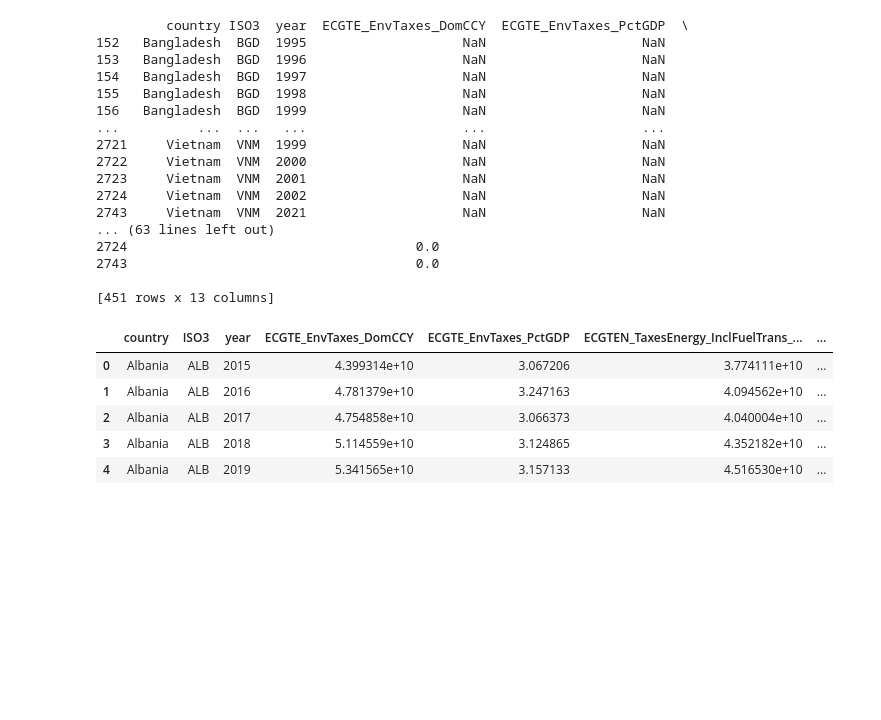
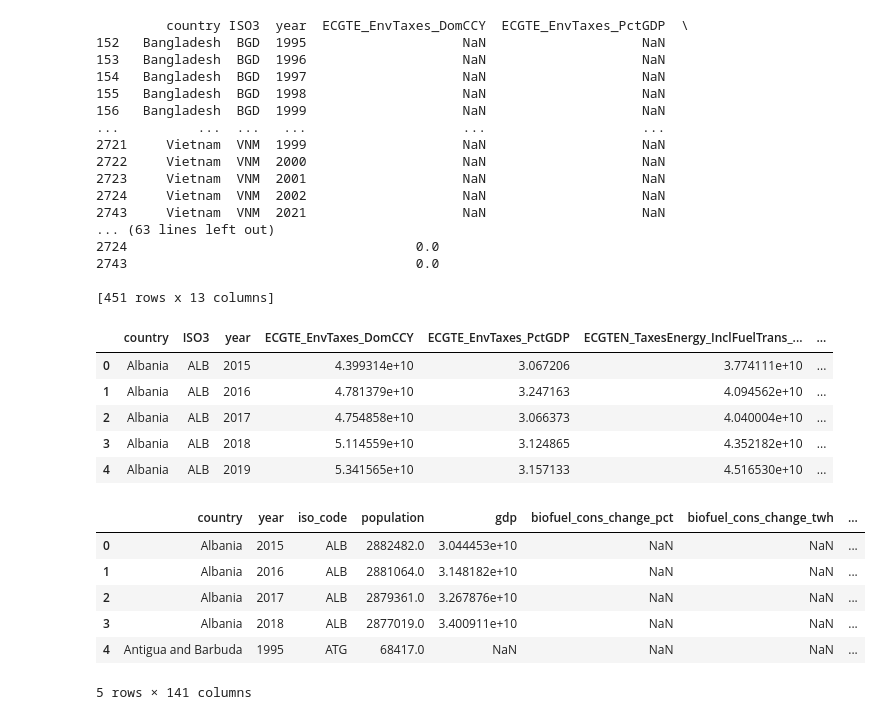
Before and after one commit to Obsywon/datawarehouse, a Jupyter notebook: transform_co2.ipynb, the cells around one changed output. Saved outputs shown, nothing was run; the diff lists cells and outputs as text; code cells hidden in the pictures; blank space fills up the shorter version.

Commit message:
Analyse dataset final World_Energy_Consumption_Full.csv

```diff
--- a/transform_co2.ipynb
+++ b/transform_co2.ipynb
@@ -605,0 +520,14 @@ wec.to_csv('./output/World_Energy_Consumption_Full.csv', index=False)
+# %%
+import pandas as pd
+from matplotlib import pyplot as plt
+# Charger le dataset World_Energy_Consumption_Full.csv
+tax = pd.read_csv('./assets/World_Energy_Consumption_Full.csv')
+tax.head(5)
+# %% [output]
+|  | country | year | iso_code | population | gdp | biofuel_cons_change_pct | biofuel_cons_change_twh | ... |
+| 0 | Albania | 2015 | ALB | 2882482.0 | 3.044453e+10 | NaN | NaN | ... |
+| 1 | Albania | 2016 | ALB | 2881064.0 | 3.148182e+10 | NaN | NaN | ... |
+| 2 | Albania | 2017 | ALB | 2879361.0 | 3.267876e+10 | NaN | NaN | ... |
+| 3 | Albania | 2018 | ALB | 2877019.0 | 3.400911e+10 | NaN | NaN | ... |
+| 4 | Antigua and Barbuda | 1995 | ATG | 68417.0 | NaN | NaN | NaN | ... |
+5 rows × 141 columns
```
Also changed, not shown: parts of 10 cells of this notebook.
